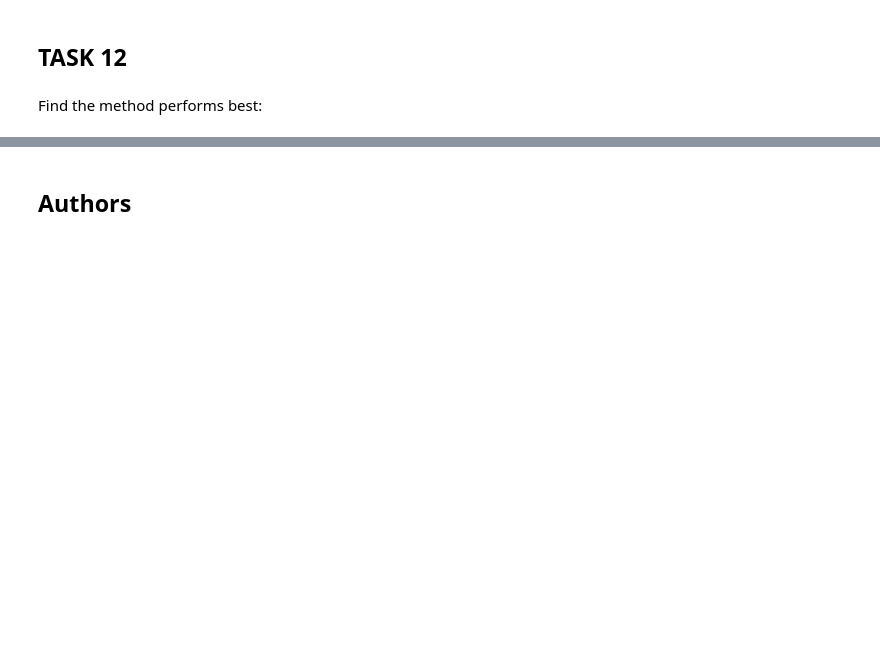
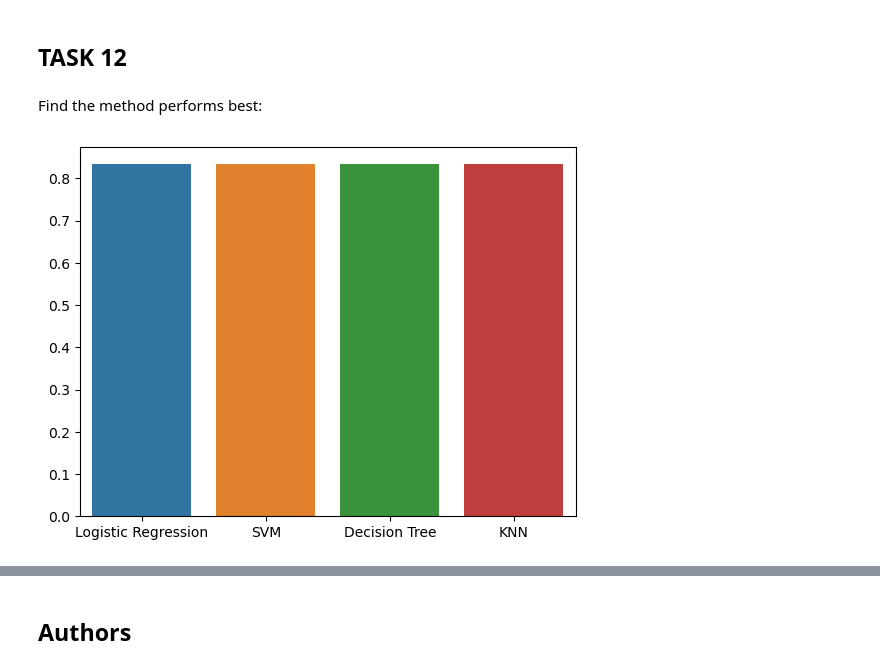
Before and after one commit to isaknife/DataSciCapstone, a Jupyter notebook: Predictive Analysis.ipynb, the cells around one changed output, grey strips where cells are left out. Saved outputs shown, nothing was run; the diff lists cells and outputs as text; code cells hidden in the pictures; blank space fills up the shorter version.

```diff
--- a/Predictive Analysis.ipynb
+++ b/Predictive Analysis.ipynb
@@ -237,8 +236,8 @@ parameters = {'criterion': ['gini', 'entropy'],
 
 tree = DecisionTreeClassifier()
 # %%
-tree_cv = GridSearchCV(tree, parameters, scoring='accuracy', cv=10)
-tree_cv = tree_cv.fit(X_train, Y_train)
+grid_tree_cv = GridSearchCV(tree, parameters, scoring='accuracy', cv=10)
+tree_cv = grid_tree_cv.fit(X_train, Y_train)
 # %%
 print("tuned hpyerparameters :(best parameters) ",tree_cv.best_params_)
 print("accuracy :",tree_cv.best_score_)
@@ -300,3 +299,12 @@ plot_confusion_matrix(Y_test,yhat)
 ## TASK  12
 # %% [markdown]
 Find the method performs best:
+# %%
+algs = ['Logistic Regression', 'SVM', 'Decision Tree', 'KNN']
+scores = [lr_accuracy, svm_accuracy, tree_accuracy, knn_accuracy]
+best_scores = [logreg_cv.best_score_, svm_cv.best_score_, tree_cv.best_score_, knn_cv.best_score_]
+# %%
+sns.barplot(x=algs, y=scores)
+plt.show()
+# %% [output]
+[figure, added]
```
Also changed, not shown: parts of 3 cells of this notebook.
